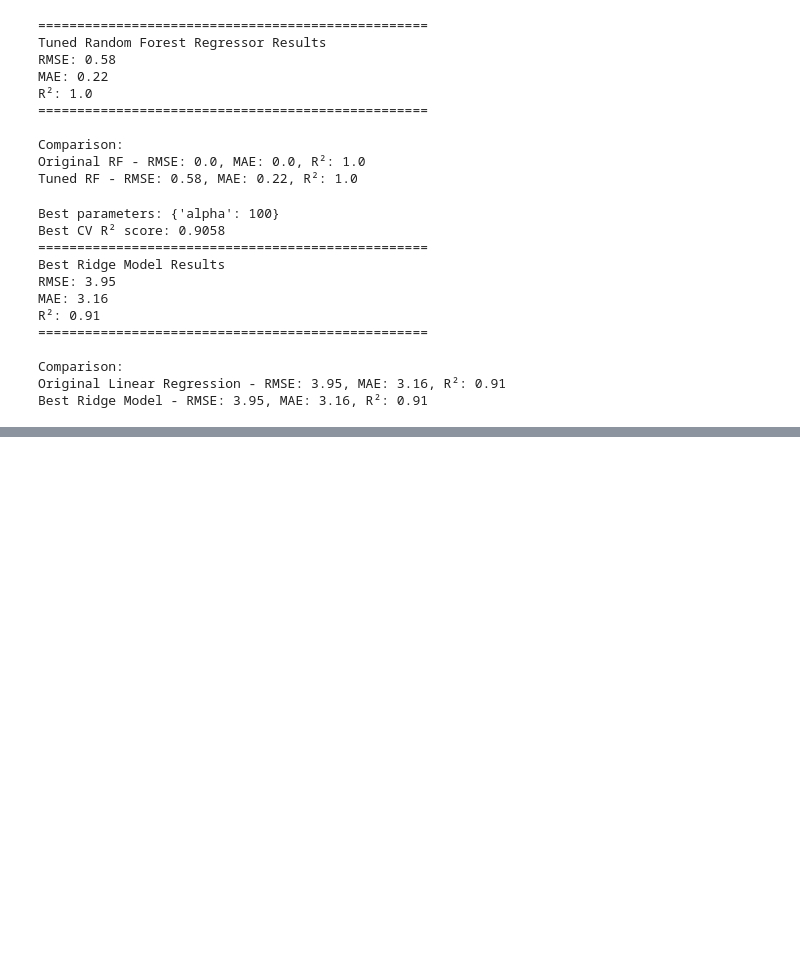
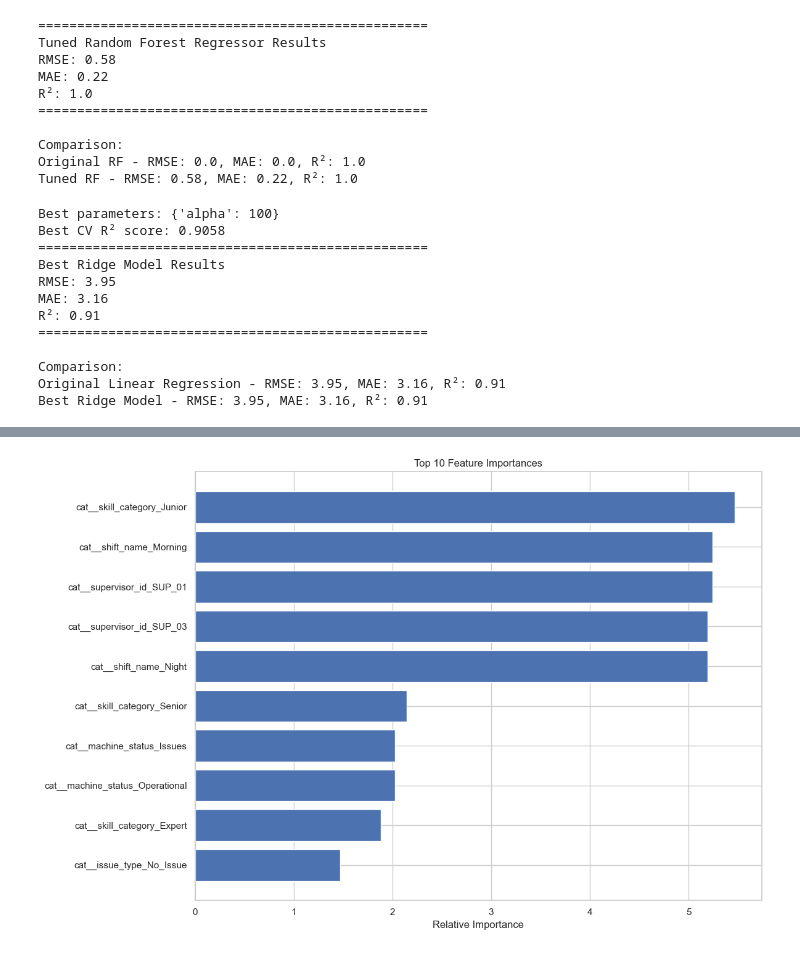
Before and after one commit to mrDanbatta/Shift_performace_project, a Jupyter notebook: shift_performance_notebook.ipynb, the cells around one changed output, grey strips where cells are left out. Saved outputs shown, nothing was run; the diff lists cells and outputs as text; code cells hidden in the pictures; blank space fills up the shorter version.

Commit message:
mlflow tracking and feature importance

```diff
--- a/shift_performance_notebook.ipynb
+++ b/shift_performance_notebook.ipynb
@@ -938,0 +1003,15 @@ Best Ridge Model - RMSE: 3.95, MAE: 3.16, R²: 0.91
+# %%
+# show 10 most important features based on absolute SHAP values
+feature_names = X_train.columns
+importances = np.abs(best_ridge_model.coef_)
+indices = np.argsort(importances)[-10:]  # get indices of top 10 features
+
+plt.figure(figsize=(12,8))
+plt.title('Top 10 Feature Importances')
+plt.barh(range(len(indices)), importances[indices], align='center')
+plt.yticks(range(len(indices)), [feature_names[i] for i in indices])
+plt.xlabel('Relative Importance')
+plt.tight_layout()
+plt.show()
+# %% [output]
+[figure, added]
```
Also changed, not shown: parts of 9 cells of this notebook, 1 other file.
